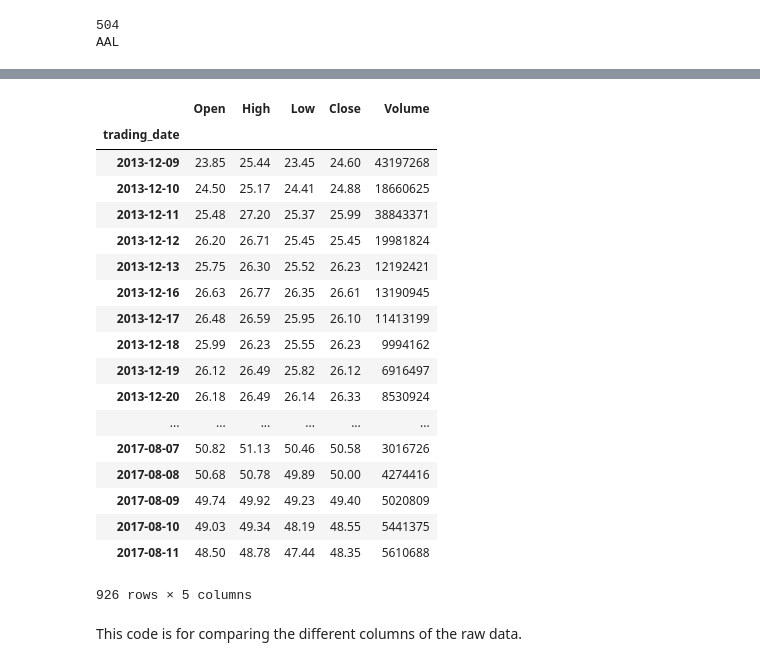
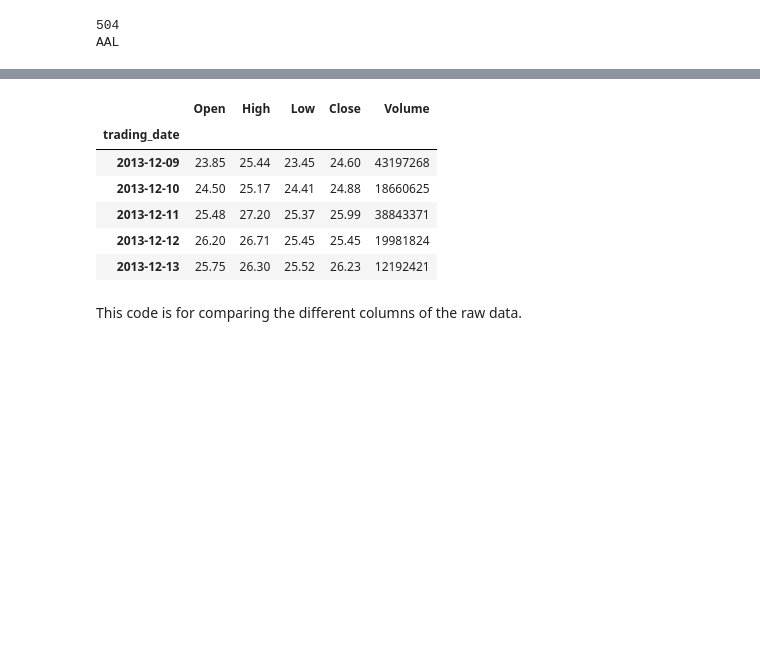
Before and after one commit to kwrjcr/machinelearningnanodegreecapstone, a Jupyter notebook: UdacityMachineLearningNanodegreeCapstoneProject.ipynb, the cells around one changed output, grey strips where cells are left out. Drawn from its saved outputs; the diff is of its cells as text; code cells hidden in the pictures; blank space fills up the shorter version.

```diff
--- a/UdacityMachineLearningNanodegreeCapstoneProject.ipynb
+++ b/UdacityMachineLearningNanodegreeCapstoneProject.ipynb
@@ -63,28 +38,16 @@ dataset
 dataset = dataset.drop('Name', 1)
 dataset = dataset.drop('Date', 1)
 dataset.set_index(['trading_date'], inplace=True)
-# %%
-dataset
-# %% [output]
-|  | Open | High | Low | Close | Volume |
-| trading_date |  |  |  |  |  |
-| 2013-12-09 | 23.85 | 25.44 | 23.45 | 24.60 | 43197268 |
-| 2013-12-10 | 24.50 | 25.17 | 24.41 | 24.88 | 18660625 |
-| 2013-12-11 | 25.48 | 27.20 | 25.37 | 25.99 | 38843371 |
-| 2013-12-12 | 26.20 | 26.71 | 25.45 | 25.45 | 19981824 |
-| 2013-12-13 | 25.75 | 26.30 | 25.52 | 26.23 | 12192421 |
-| 2013-12-16 | 26.63 | 26.77 | 26.35 | 26.61 | 13190945 |
-| 2013-12-17 | 26.48 | 26.59 | 25.95 | 26.10 | 11413199 |
-| 2013-12-18 | 25.99 | 26.23 | 25.55 | 26.23 | 9994162 |
-| 2013-12-19 | 26.12 | 26.49 | 25.82 | 26.12 | 6916497 |
-| 2013-12-20 | 26.18 | 26.49 | 26.14 | 26.33 | 8530924 |
-| ... | ... | ... | ... | ... | ... |
-| 2017-08-07 | 50.82 | 51.13 | 50.46 | 50.58 | 3016726 |
-| 2017-08-08 | 50.68 | 50.78 | 49.89 | 50.00 | 4274416 |
-| 2017-08-09 | 49.74 | 49.92 | 49.23 | 49.40 | 5020809 |
-| 2017-08-10 | 49.03 | 49.34 | 48.19 | 48.55 | 5441375 |
-| 2017-08-11 | 48.50 | 48.78 | 47.44 | 48.35 | 5610688 |
-926 rows × 5 columns
+# %%
+display(dataset.head(5))
+# %% [output]
+|  | Open | High | Low | Close | Volume |
+| trading_date |  |  |  |  |  |
+| 2013-12-09 | 23.85 | 25.44 | 23.45 | 24.60 | 43197268 |
+| 2013-12-10 | 24.50 | 25.17 | 24.41 | 24.88 | 18660625 |
+| 2013-12-11 | 25.48 | 27.20 | 25.37 | 25.99 | 38843371 |
+| 2013-12-12 | 26.20 | 26.71 | 25.45 | 25.45 | 19981824 |
+| 2013-12-13 | 25.75 | 26.30 | 25.52 | 26.23 | 12192421 |
 # %% [markdown]
 This code is for comparing the different columns of the raw data.
 # %%
```
Also changed, not shown: parts of 18 cells of this notebook, 2 other files.
